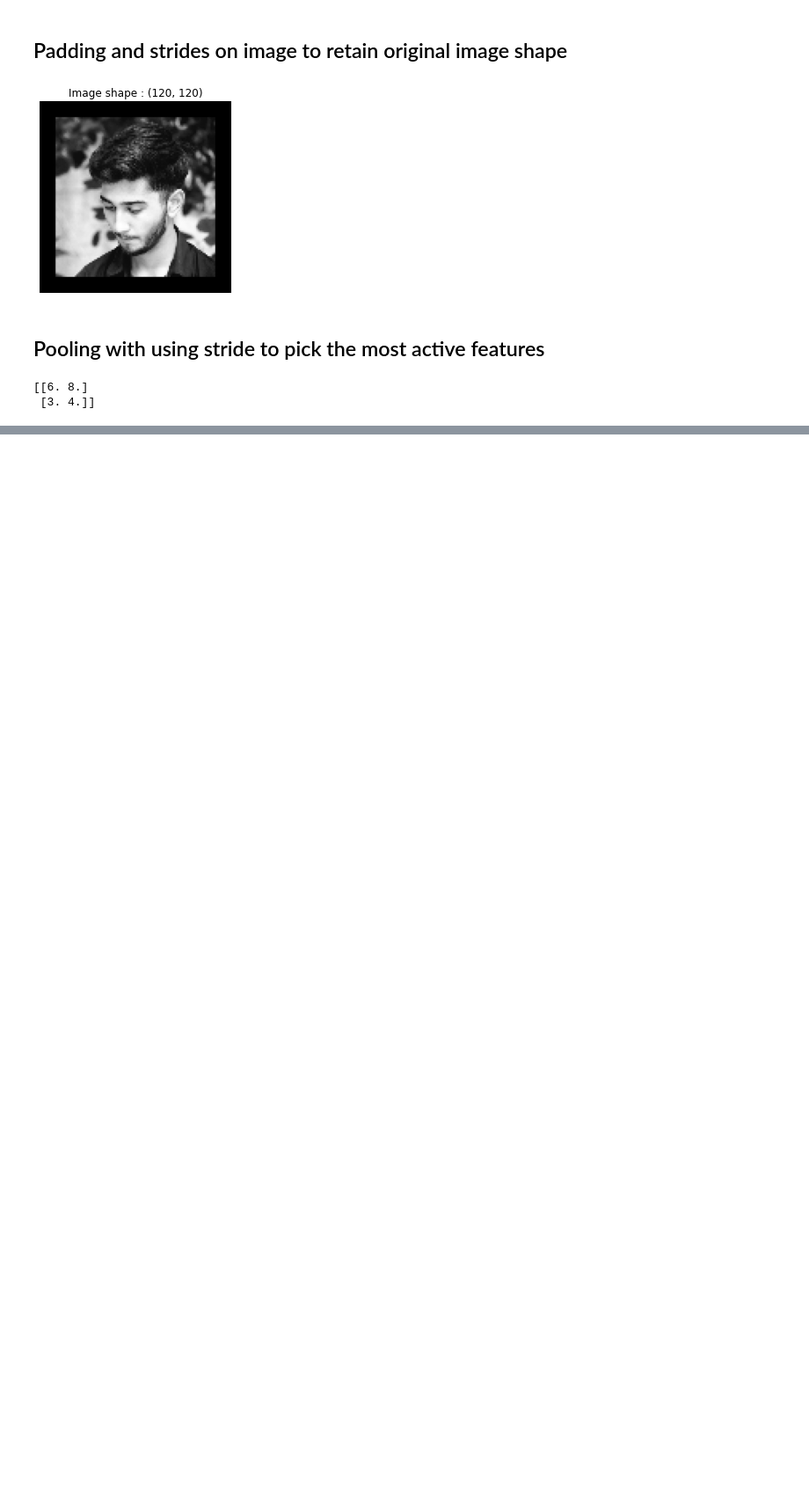
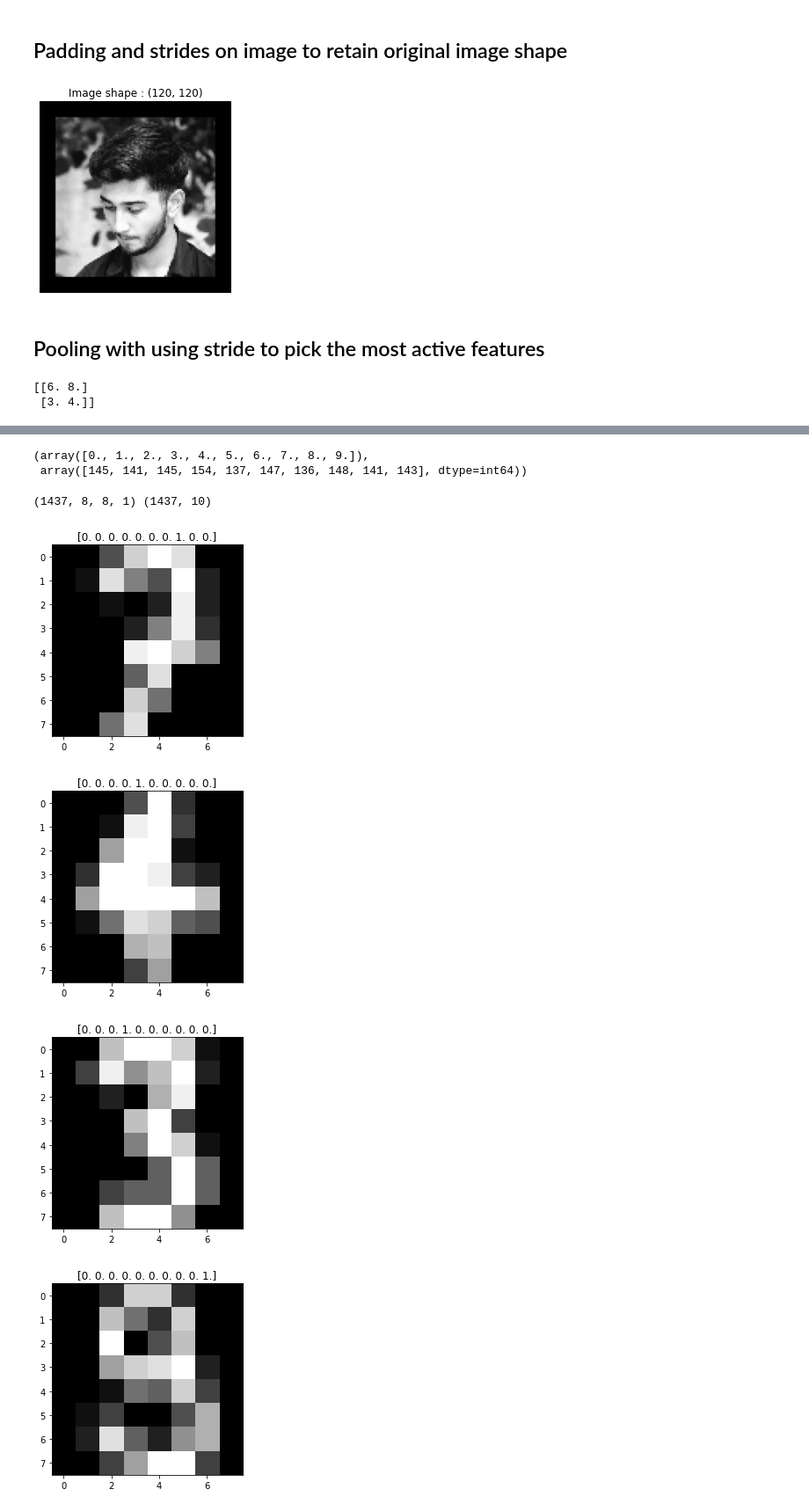
Before and after one commit to atharmohammad/Machine-Learning-Algo, a Jupyter notebook: neural_networks/CNN/Convolution_Neural_Network.ipynb, the cells around one changed output, grey strips where cells are left out. Shown: that part at 88% size. Saved outputs shown, nothing was run; the diff lists cells and outputs as text; code cells hidden in the pictures; blank space fills up the shorter version.

```diff
--- a/neural_networks/CNN.ipynb
+++ b/neural_networks/CNN/Convolution_Neural_Network.ipynb
@@ -106,0 +114,16 @@ print(pool_output)
+# %%
+dig_data = load_digits()
+# %%
+X_data = np.array(dig_data['data'])
+Y_target = np.array(dig_data['target']).reshape((-1,1))
+dig_data = np.hstack((Y_target,X_data))
+np.random.shuffle(dig_data)
+XT = dig_data[:,1:]
+YT = dig_data[:,0]
+# %%
+split = int(XT.shape[0]*0.8)
+X_train = XT[:split,:]
+Y_train = YT[:split]
+
+X_test = XT[split:,:]
+Y_test = YT[split:]
@@ -106,0 +136,22 @@ print(pool_output)
+# %%
+np.unique(Y_train,return_counts=True) # Well Balanced Dataset
+# %% [output]
+(array([0., 1., 2., 3., 4., 5., 6., 7., 8., 9.]),
+ array([145, 141, 145, 154, 137, 147, 136, 148, 141, 143], dtype=int64))
+# %%
+X_train = X_train.reshape((-1,8,8,1))
+Y_train = np_utils.to_categorical(Y_train) # Since Y_train has 10 unique vals so it generate 0-9 index and put 1 on index=val
+# %%
+print(X_train.shape,Y_train.shape)
+# %% [output]
+(1437, 8, 8, 1) (1437, 10)
+# %%
+for i in range(5):
+    plt.title(Y_train[i])
+    plt.imshow(X_train[i].reshape((8,8)),cmap='gray')
+    plt.show()
+# %% [output]
+[figure, added]
+[figure, added]
+[figure, added]
+[figure, added]
```
Also changed, not shown: parts of 10 cells of this notebook, 1 other file.
